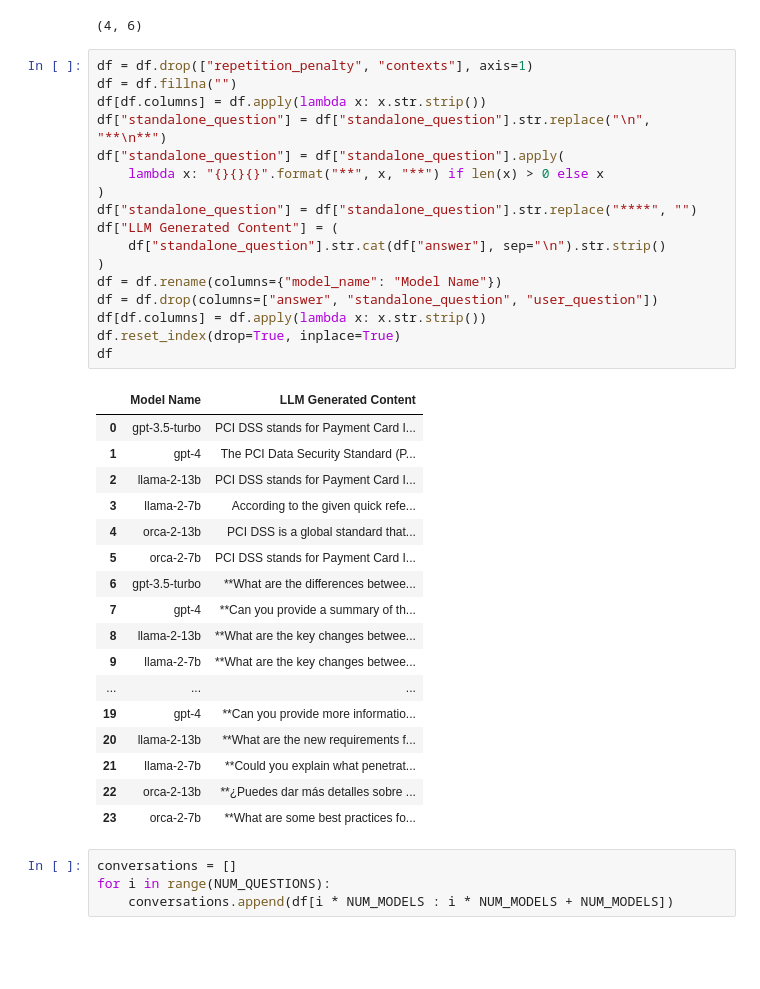
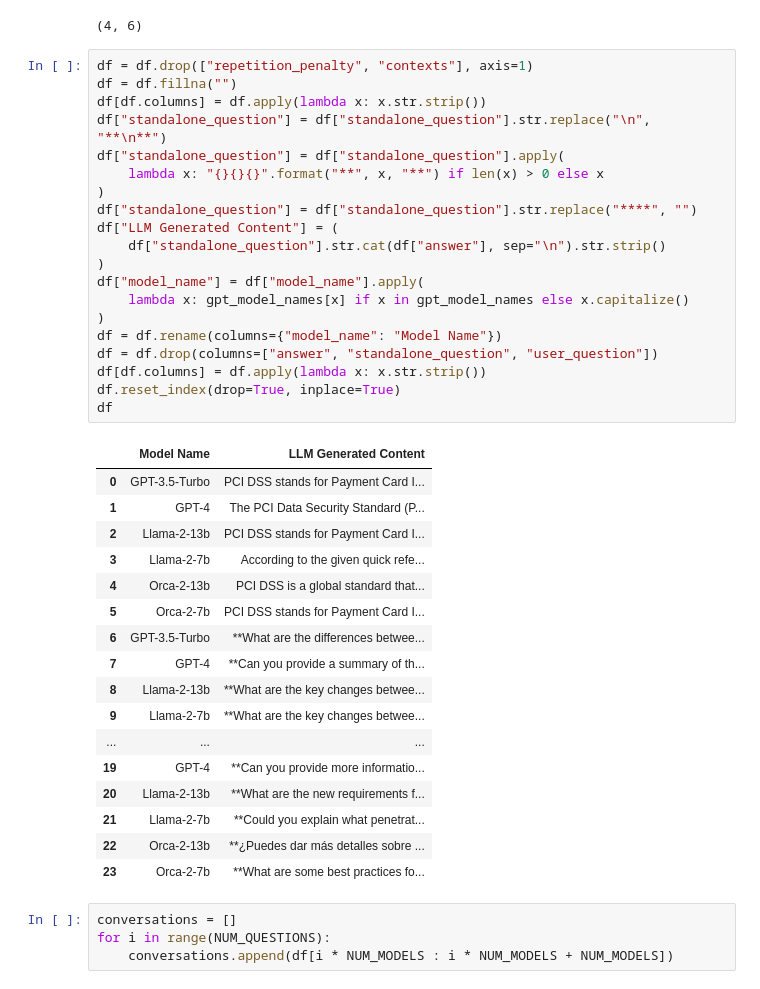
Before and after one commit to inflaton/Evaluation-of-Orca-2-for-RAG, a Jupyter notebook: results/5_generate-figures.ipynb, the cells around one changed output. Cells and saved outputs as stored; diff of their text form; blank space fills up the shorter version.

```diff
--- a/results/5_generate-figures.ipynb
+++ b/results/5_generate-figures.ipynb
@@ -130,38 +130,41 @@ NUM_QUESTIONS, NUM_MODELS
 # %%
 df = df.drop(["repetition_penalty", "contexts"], axis=1)
 df = df.fillna("")
 df[df.columns] = df.apply(lambda x: x.str.strip())
 df["standalone_question"] = df["standalone_question"].str.replace("\n", "**\n**")
 df["standalone_question"] = df["standalone_question"].apply(
     lambda x: "{}{}{}".format("**", x, "**") if len(x) > 0 else x
 )
 df["standalone_question"] = df["standalone_question"].str.replace("****", "")
 df["LLM Generated Content"] = (
     df["standalone_question"].str.cat(df["answer"], sep="\n").str.strip()
 )
+df["model_name"] = df["model_name"].apply(
+    lambda x: gpt_model_names[x] if x in gpt_model_names else x.capitalize()
+)
 df = df.rename(columns={"model_name": "Model Name"})
 df = df.drop(columns=["answer", "standalone_question", "user_question"])
 df[df.columns] = df.apply(lambda x: x.str.strip())
 df.reset_index(drop=True, inplace=True)
 df
 # %% [output]
 |  | Model Name | LLM Generated Content |
-| 0 | gpt-3.5-turbo | PCI DSS stands for Payment Card I... |
-| 1 | gpt-4 | The PCI Data Security Standard (P... |
-| 2 | llama-2-13b | PCI DSS stands for Payment Card I... |
-| 3 | llama-2-7b | According to the given quick refe... |
-| 4 | orca-2-13b | PCI DSS is a global standard that... |
-| 5 | orca-2-7b | PCI DSS stands for Payment Card I... |
-| 6 | gpt-3.5-turbo | **What are the differences betwee... |
-| 7 | gpt-4 | **Can you provide a summary of th... |
-| 8 | llama-2-13b | **What are the key changes betwee... |
-| 9 | llama-2-7b | **What are the key changes betwee... |
+| 0 | GPT-3.5-Turbo | PCI DSS stands for Payment Card I... |
+| 1 | GPT-4 | The PCI Data Security Standard (P... |
+| 2 | Llama-2-13b | PCI DSS stands for Payment Card I... |
+| 3 | Llama-2-7b | According to the given quick refe... |
+| 4 | Orca-2-13b | PCI DSS is a global standard that... |
+| 5 | Orca-2-7b | PCI DSS stands for Payment Card I... |
+| 6 | GPT-3.5-Turbo | **What are the differences betwee... |
+| 7 | GPT-4 | **Can you provide a summary of th... |
+| 8 | Llama-2-13b | **What are the key changes betwee... |
+| 9 | Llama-2-7b | **What are the key changes betwee... |
 | ... | ... | ... |
-| 19 | gpt-4 | **Can you provide more informatio... |
-| 20 | llama-2-13b | **What are the new requirements f... |
-| 21 | llama-2-7b | **Could you explain what penetrat... |
-| 22 | orca-2-13b | **¿Puedes dar más detalles sobre ... |
-| 23 | orca-2-7b | **What are some best practices fo... |
+| 19 | GPT-4 | **Can you provide more informatio... |
+| 20 | Llama-2-13b | **What are the new requirements f... |
+| 21 | Llama-2-7b | **Could you explain what penetrat... |
+| 22 | Orca-2-13b | **¿Puedes dar más detalles sobre ... |
+| 23 | Orca-2-7b | **What are some best practices fo... |
 # %%
 conversations = []
 for i in range(NUM_QUESTIONS):
```
Also changed, not shown: parts of 2 cells of this notebook, 6 other files.
